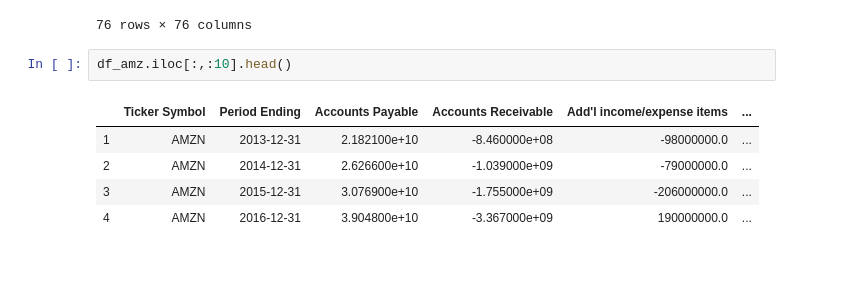
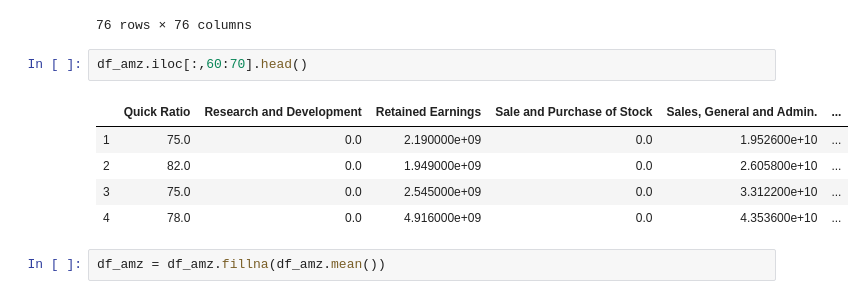
Before and after one commit to yu-hsuan-tseng/New-York-City-Taxi-Fare-Prediction, a Jupyter notebook: NYSE_EDA.ipynb, the cells around one changed output. Cells and saved outputs as stored; diff of their text form; blank space fills up the shorter version.

```diff
--- a/NYSE_EDA.ipynb
+++ b/NYSE_EDA.ipynb
@@ -106,10 +106,12 @@ df_amz.corr()
 | Estimated Shares Outstanding | 0.957147 | -0.819199 | -0.579403 | 0.231414 | -0.907377 | ... |
 76 rows × 76 columns
 # %%
-df_amz.iloc[:,:10].head()
+df_amz.iloc[:,60:70].head()
 # %% [output]
-|  | Ticker Symbol | Period Ending | Accounts Payable | Accounts Receivable | Add'l income/expense items | ... |
-| 1 | AMZN | 2013-12-31 | 2.182100e+10 | -8.460000e+08 | -98000000.0 | ... |
-| 2 | AMZN | 2014-12-31 | 2.626600e+10 | -1.039000e+09 | -79000000.0 | ... |
-| 3 | AMZN | 2015-12-31 | 3.076900e+10 | -1.755000e+09 | -206000000.0 | ... |
-| 4 | AMZN | 2016-12-31 | 3.904800e+10 | -3.367000e+09 | 190000000.0 | ... |
+|  | Quick Ratio | Research and Development | Retained Earnings | Sale and Purchase of Stock | Sales, General and Admin. | ... |
+| 1 | 75.0 | 0.0 | 2.190000e+09 | 0.0 | 1.952600e+10 | ... |
+| 2 | 82.0 | 0.0 | 1.949000e+09 | 0.0 | 2.605800e+10 | ... |
+| 3 | 75.0 | 0.0 | 2.545000e+09 | 0.0 | 3.312200e+10 | ... |
+| 4 | 78.0 | 0.0 | 4.916000e+09 | 0.0 | 4.353600e+10 | ... |
+# %%
+df_amz = df_amz.fillna(df_amz.mean())
```
Also changed, not shown: parts of 1 cell of this notebook.
